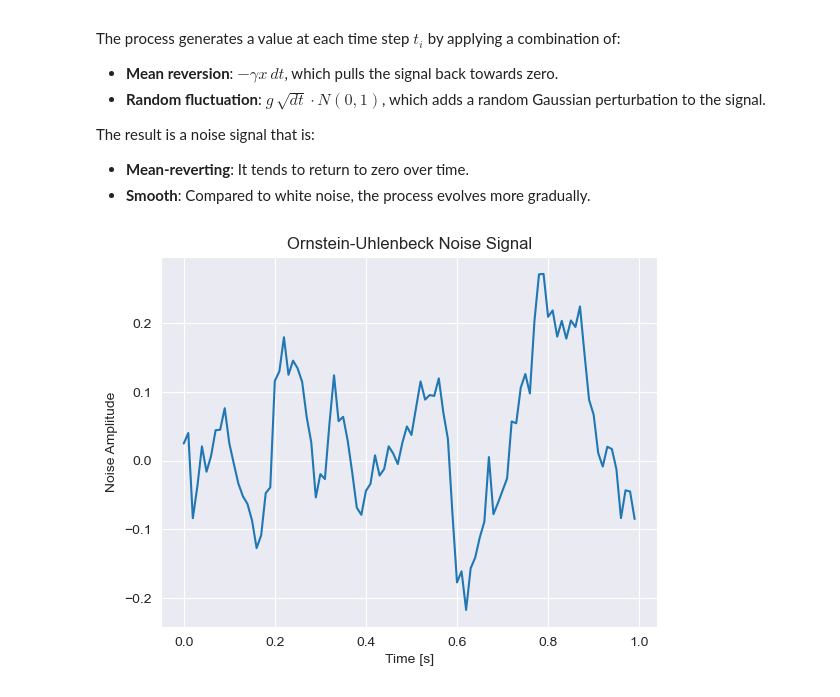
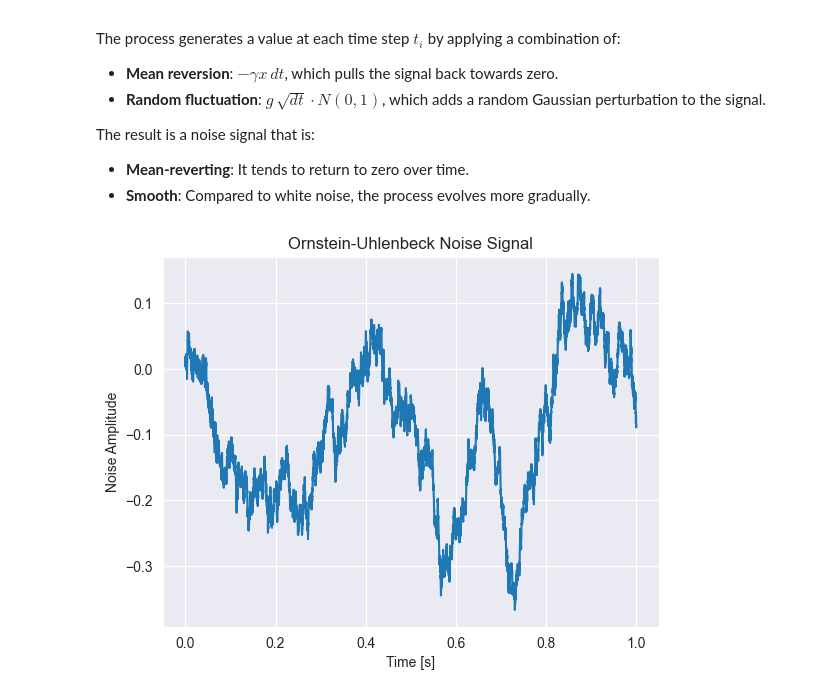
Before and after one commit to MahkameSalimi/Data-Analysis-2024, a Jupyter notebook: Assignments/4/code_1_assignment_4.ipynb, the cells around one changed output. Cells and saved outputs as stored; diff of their text form; code cells hidden in the pictures.

```diff
--- a/Assignments/4/code_1_assignment_4.ipynb
+++ b/Assignments/4/code_1_assignment_4.ipynb
@@ -365,20 +365,20 @@ def OU_noise(dt, T, gamma=10, g=0.5):
 
     return ou_noise
 # %%
-dt = 0.01  # Time step of 0.01 seconds
+dt =1e-4 # Time step of 1e-4 seconds
 T = 1.0    # Total duration of 1 second
 gamma = 5  # Decay rate
 g = 0.5    # Noise intensity factor
 
 noise_signal = OU_noise(dt, T, gamma, g)
 
 # Plotting the generated Ornstein-Uhlenbeck noise signal
 import matplotlib.pyplot as plt
 plt.plot(np.arange(0, T, dt), noise_signal)
 plt.xlabel('Time [s]')
 plt.ylabel('Noise Amplitude')
 plt.title('Ornstein-Uhlenbeck Noise Signal')
 plt.grid(True)
 plt.show()
 # %% [output]
-[figure, old version]
+[figure, new version]
```
Also changed, not shown: parts of 16 cells of this notebook, 1 other file.
